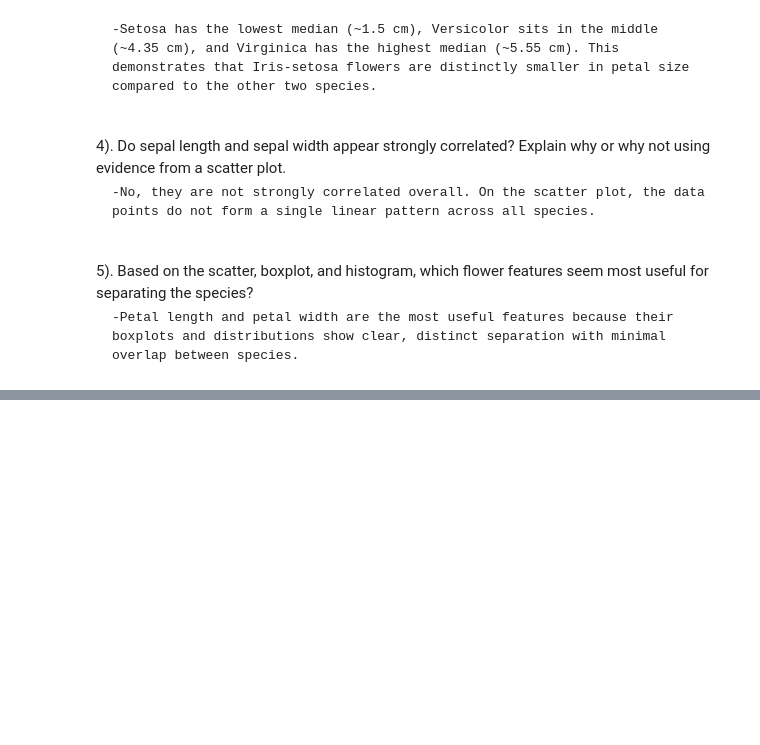
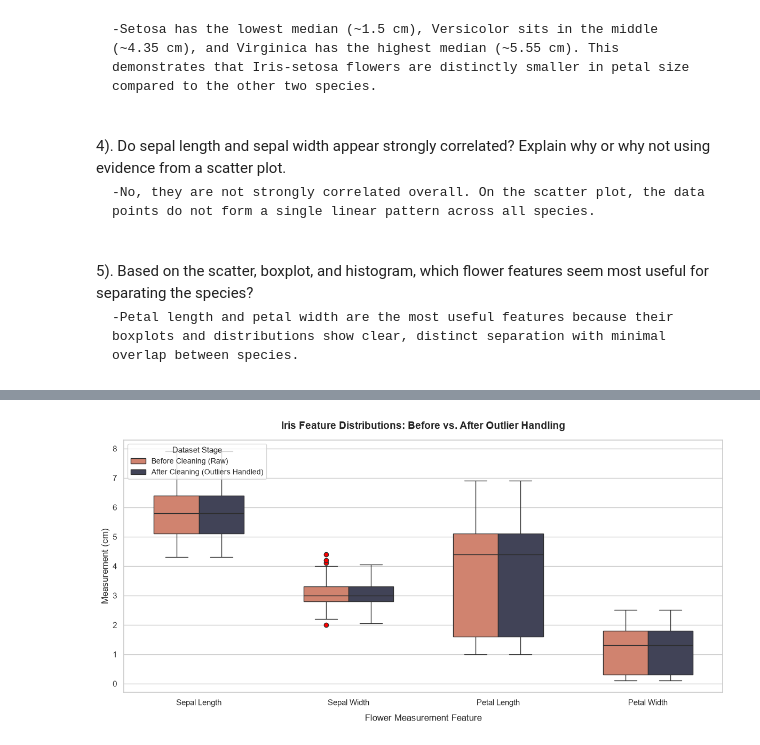
Before and after one commit to HKaurp27/iris-analysis-groupA, a Jupyter notebook: PythonFiles/Main_Iris_project.ipynb, the cells around one changed output, grey strips where cells are left out. Drawn from its saved outputs; the diff is of its cells as text; code cells hidden in the pictures; blank space fills up the shorter version.

```diff
--- a/PythonFiles/Main_Iris_project.ipynb
+++ b/PythonFiles/Main_Iris_project.ipynb
@@ -421,0 +523,52 @@ plt.show()
+# %%
+import pandas as pd
+import matplotlib.pyplot as plt
+import seaborn as sns
+
+# Ensure clean light styling for your report figure
+plt.style.use("default")
+sns.set_theme(style="whitegrid")
+
+# Load both versions of your dataset
+df_before = pd.read_csv("iris_cleaned.csv")
+df_after = pd.read_csv("iris_model_ready.csv")
+
+features = ["sepal_length", "sepal_width", "petal_length", "petal_width"]
+
+# Reshape both DataFrames from wide to long format for side-by-side plotting
+before_melted = df_before[features].melt(var_name="Feature", value_name="Centimeters")
+before_melted["Stage"] = "Before Cleaning (Raw)"
+
+after_melted = df_after[features].melt(var_name="Feature", value_name="Centimeters")
+after_melted["Stage"] = "After Cleaning (Outliers Handled)"
+
+df_compare = pd.concat([before_melted, after_melted], ignore_index=True)
+
+# Create the side-by-side boxplot figure
+plt.figure(figsize=(12, 6))
+ax = sns.boxplot(
+    data=df_compare,
+    x="Feature",
+    y="Centimeters",
+    hue="Stage",
+    palette=["#E07A5F", "#3D405B"],
+    width=0.6,
+    flierprops={"marker": "o", "markersize": 6, "markerfacecolor": "red"}
+)
+
+# Customize titles and labels
+plt.title("Iris Feature Distributions: Before vs. After Outlier Handling", fontsize=14, fontweight="bold", pad=15)
+plt.xlabel("Flower Measurement Feature", fontsize=12, labelpad=10)
+plt.ylabel("Measurement (cm)", fontsize=12)
+plt.xticks(
+    ticks=[0, 1, 2, 3],
+    labels=["Sepal Length", "Sepal Width", "Petal Length", "Petal Width"],
+    fontsize=11
+)
+plt.legend(title="Dataset Stage", fontsize=10, title_fontsize=11, loc="upper left")
+
+plt.tight_layout()
+plt.savefig("iris_outlier_comparison.png", dpi=300, bbox_inches="tight")
+plt.show()
+# %% [output]
+[figure, added]
```
Also changed, not shown: parts of 10 cells of this notebook.
